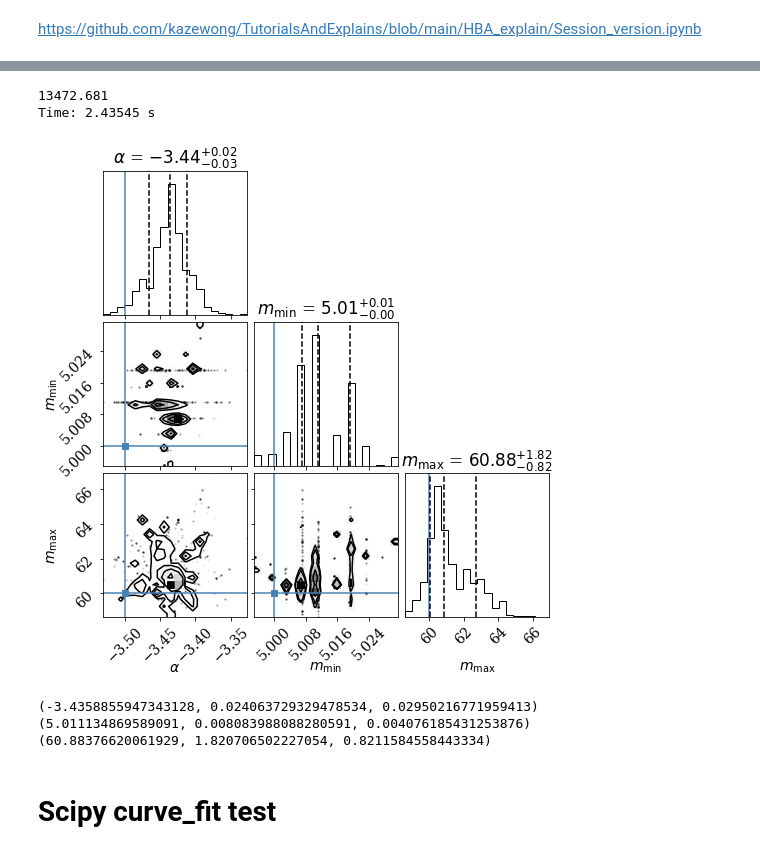
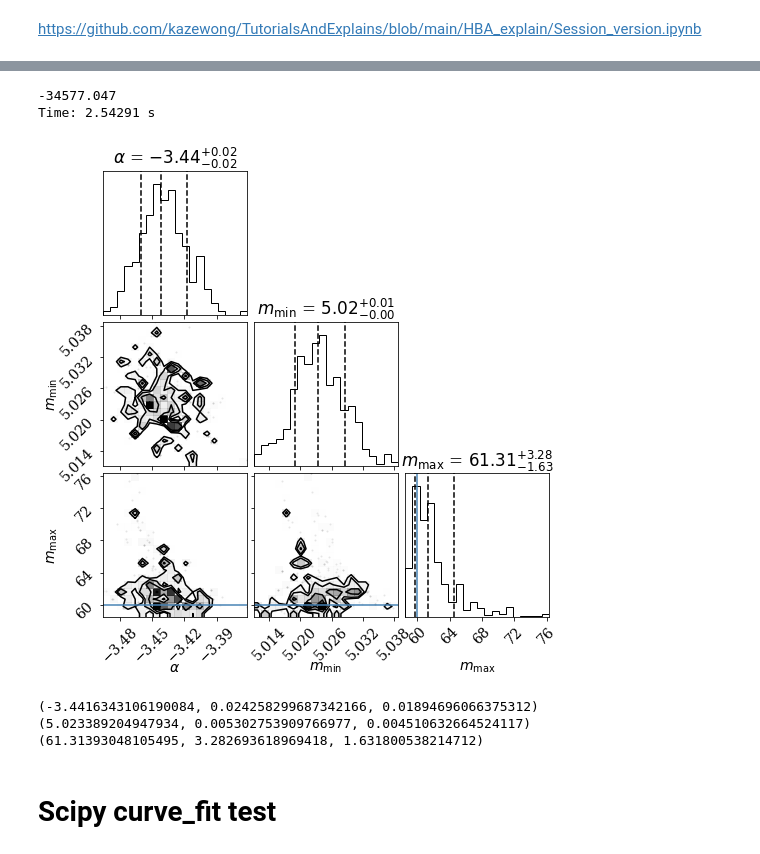
Before and after one commit to veome22/hybrid_waveforms, a Jupyter notebook: powerlaw_population_inference.ipynb, the cells around one changed output, grey strips where cells are left out. Cells and saved outputs as stored; diff of their text form; code cells hidden in the pictures.

```diff
--- a/powerlaw_population_inference.ipynb
+++ b/powerlaw_population_inference.ipynb
@@ -1961,7 +1963,7 @@ import emcee
 import corner
 import jax
 # %%
-m1_min_int = 4.0
+m1_min_int = 4.9
 m1_max_int= 100.
 n_m1_int= 4000
 
@@ -2065,11 +2067,11 @@ def population_posterior(hyper):
 
     if (alpha>-1.0) or (alpha<-5.0):
         return -np.inf
-    if (m1_min_pow>6.0) or (m1_min_pow<4.0):
+    if (m1_min_pow>5.5) or (m1_min_pow<4.5):
         return -np.inf
-    if (m1_max_pow>200.0) or (m1_max_pow<40.0):
+    if (m1_max_pow>100.0) or (m1_max_pow<40.0):
         return -np.inf
-    if (beta>-1.0) or (beta<-3.0):
+    if (beta>1.0) or (beta<-2.5):
         return -np.inf
 
     else:
@@ -2083,8 +2085,8 @@ end = time.time()
 
 print(f"Time: {end-start:.5f} s")
 # %% [output]
-13472.681
-Time: 2.43545 s
+-34577.047
+Time: 2.54291 s
 # %%
 ndim, nwalkers = 3, 10
 
@@ -2096,22 +2098,22 @@ p0 = np.random.uniform([-3.4, 4.99, 55], [-3.6, 5.01, 65], size=(nwalkers,ndim))
 state = sampler.run_mcmc(p0, 50, progress=True)
 sampler.reset()
 # %%
-N_MCMC = 500
+N_MCMC = 100
 
 # explore parameter space:
-state_next = sampler.run_mcmc(state, N_MCMC, progress=True)
+state = sampler.run_mcmc(state, N_MCMC, progress=True)
 # %%
 # get flat results:
 flat_samples = sampler.get_chain(discard=50, flat=True)
 # %%
 # samples
-fig = corner.corner(flat_samples, truths=[alpha_inj, mmin_inj, mmax_inj, beta_inj],\
-                    labels=[r"$\alpha$", r"$m_{\rm min}$", r"$m_{\rm max}$", r"$\beta$"],\
+fig = corner.corner(flat_samples, truths=[alpha_inj, mmin_inj, mmax_inj],\
+                    labels=[r"$\alpha$", r"$m_{\rm min}$", r"$m_{\rm max}$"],\
                         quantiles=[0.16, 0.5, 0.84],\
                             show_titles=True,)
 # plt.savefig(plotdir + f"3D_ N_MCMC_{N_MCMC}.pdf")
 # %% [output]
-[figure, old version]
+[figure, new version]
 # %%
 samples = sampler.chain[:, 50:, :].reshape((-1, ndim))
 
@@ -2122,9 +2124,9 @@ print(alpha_mcmc)
 print(mmin_mcmc)
 print(mmax_mcmc)
 # %% [output]
-(-3.4358855947343128, 0.024063729329478534, 0.02950216771959413)
-(5.011134869589091, 0.008083988088280591, 0.004076185431253876)
-(60.88376620061929, 1.820706502227054, 0.8211584558443334)
+(-3.4416343106190084, 0.024258299687342166, 0.01894696066375312)
+(5.023389204947934, 0.005302753909766977, 0.004510632664524117)
+(61.31393048105495, 3.282693618969418, 1.631800538214712)
 # %% [markdown]
 # Scipy curve_fit test
 # %%
```
Also changed, not shown: parts of 11 cells of this notebook.
